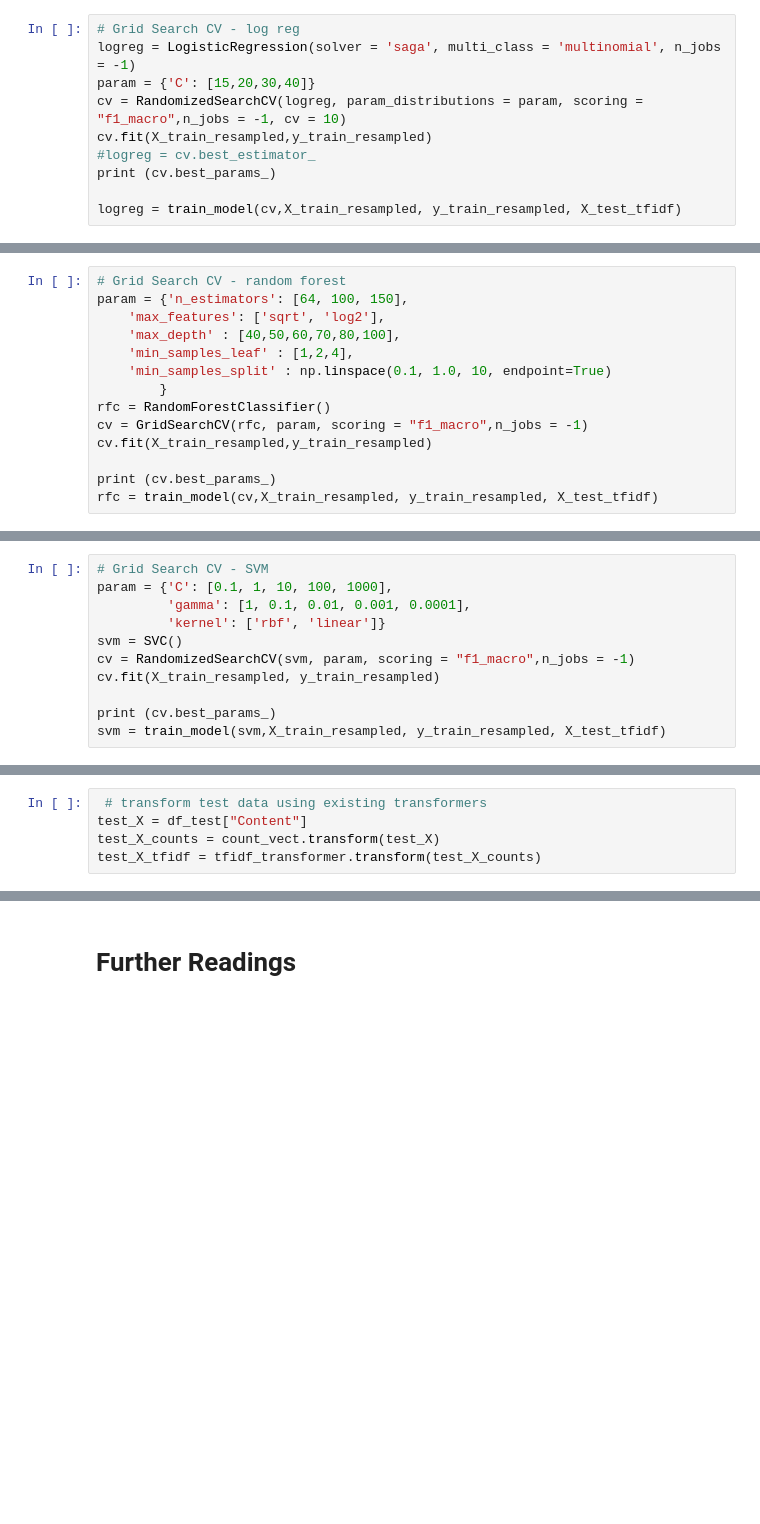
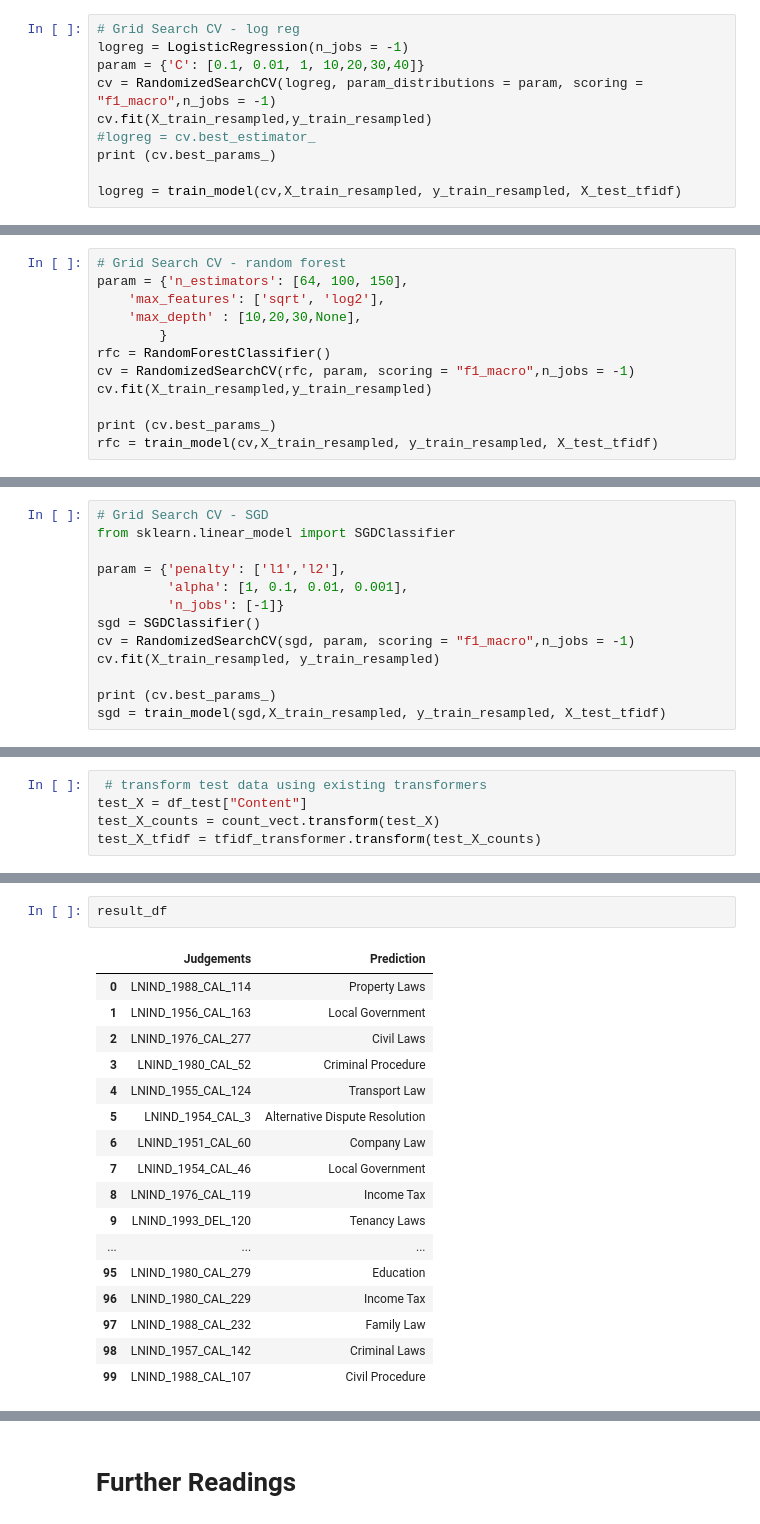
Before and after one commit to teijag/legal_text_classification, a Jupyter notebook: legal area classification.ipynb, the cells around one changed output, grey strips where cells are left out. Drawn from its saved outputs; the diff is of its cells as text; blank space fills up the shorter version.

Commit message:
model selection

```diff
--- a/legal area classification.ipynb
+++ b/legal area classification.ipynb
@@ -255,9 +276,9 @@ macro_f1 0.2096586865588453 precision 0.25947311986757615 accuracy 0.46222222222
 Definitely some improvement! Next, let's try tuning the hyperparameters for some promising models to see if we can improve the performance.
 # %%
 # Grid Search CV - log reg
-logreg = LogisticRegression(solver = 'saga', multi_class = 'multinomial', n_jobs = -1)
-param = {'C': [15,20,30,40]}
-cv = RandomizedSearchCV(logreg, param_distributions = param, scoring = "f1_macro",n_jobs = -1, cv = 10)
+logreg = LogisticRegression(n_jobs = -1)
+param = {'C': [0.1, 0.01, 1, 10,20,30,40]}
+cv = RandomizedSearchCV(logreg, param_distributions = param, scoring = "f1_macro",n_jobs = -1)
 cv.fit(X_train_resampled,y_train_resampled)
 #logreg = cv.best_estimator_
 print (cv.best_params_)
@@ -271,12 +292,10 @@ macro_f1 0.3047393501560169 precision 0.3100522163022163 accuracy 0.546666666666
 # Grid Search CV - random forest
 param = {'n_estimators': [64, 100, 150],
     'max_features': ['sqrt', 'log2'],
-    'max_depth' : [40,50,60,70,80,100],
-    'min_samples_leaf' : [1,2,4],
-    'min_samples_split' : np.linspace(0.1, 1.0, 10, endpoint=True)
+    'max_depth' : [10,20,30,None],
         }
 rfc = RandomForestClassifier()
-cv = GridSearchCV(rfc, param, scoring = "f1_macro",n_jobs = -1)
+cv = RandomizedSearchCV(rfc, param, scoring = "f1_macro",n_jobs = -1)
 cv.fit(X_train_resampled,y_train_resampled)
 
 print (cv.best_params_)
@@ -284,11 +307,13 @@ rfc = train_model(cv,X_train_resampled, y_train_resampled, X_test_tfidf)
 # %%
-# Grid Search CV - SVM
-param = {'C': [0.1, 1, 10, 100, 1000],
-         'gamma': [1, 0.1, 0.01, 0.001, 0.0001],
-         'kernel': ['rbf', 'linear']}
-svm = SVC()
-cv = RandomizedSearchCV(svm, param, scoring = "f1_macro",n_jobs = -1)
+# Grid Search CV - SGD
+from sklearn.linear_model import SGDClassifier
+
+param = {'penalty': ['l1','l2'],
+         'alpha': [1, 0.1, 0.01, 0.001],
+         'n_jobs': [-1]}
+sgd = SGDClassifier()
+cv = RandomizedSearchCV(sgd, param, scoring = "f1_macro",n_jobs = -1)
 cv.fit(X_train_resampled, y_train_resampled)
 
 print (cv.best_params_)
-svm = train_model(svm,X_train_resampled, y_train_resampled, X_test_tfidf)
+sgd = train_model(sgd,X_train_resampled, y_train_resampled, X_test_tfidf)
@@ -318,0 +360,20 @@ result_df.to_csv("Teija_Gui_results.csv")
+# %%
+result_df
+# %% [output]
+|  | Judgements | Prediction |
+| 0 | LNIND_1988_CAL_114 | Property Laws |
+| 1 | LNIND_1956_CAL_163 | Local Government |
+| 2 | LNIND_1976_CAL_277 | Civil Laws |
+| 3 | LNIND_1980_CAL_52 | Criminal Procedure |
+| 4 | LNIND_1955_CAL_124 | Transport Law |
+| 5 | LNIND_1954_CAL_3 | Alternative Dispute Resolution |
+| 6 | LNIND_1951_CAL_60 | Company Law |
+| 7 | LNIND_1954_CAL_46 | Local Government |
+| 8 | LNIND_1976_CAL_119 | Income Tax |
+| 9 | LNIND_1993_DEL_120 | Tenancy Laws |
+| ... | ... | ... |
+| 95 | LNIND_1980_CAL_279 | Education |
+| 96 | LNIND_1980_CAL_229 | Income Tax |
+| 97 | LNIND_1988_CAL_232 | Family Law |
+| 98 | LNIND_1957_CAL_142 | Criminal Laws |
+| 99 | LNIND_1988_CAL_107 | Civil Procedure |
```
Also changed, not shown: parts of 20 cells of this notebook, 1 other file.
